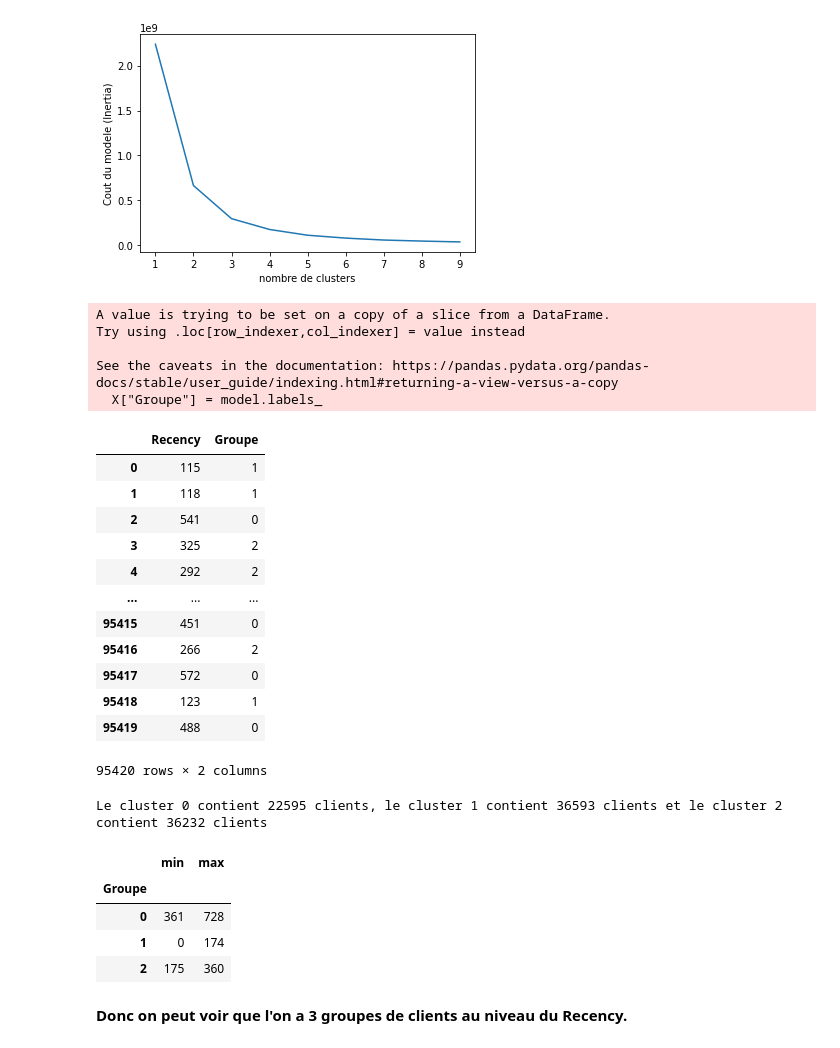
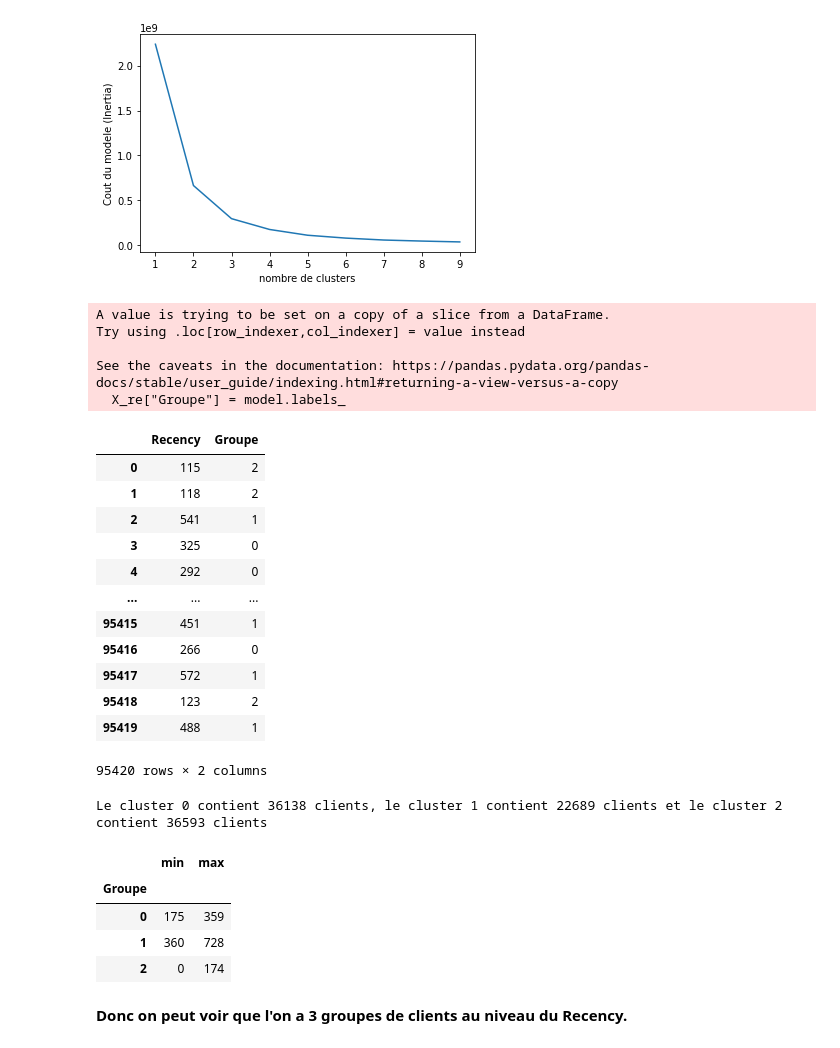
Before and after one commit to Data-dream-team-Laurence/Brief-data-dream-team, a Jupyter notebook: segmentation_client/segmentation.ipynb, the cells around one changed output. Saved outputs shown, nothing was run; the diff lists cells and outputs as text; code cells hidden in the pictures.

```diff
--- a/segmentation_client/segmentation.ipynb
+++ b/segmentation_client/segmentation.ipynb
@@ -400,11 +400,11 @@ env: OMP_NUM_THREADS=1
 <h2 style="margin: auto; padding: 30px; ">Recency K-means</h2>
 </div>
 # %%
-X = df_max_purchase[["Recency"]]
+X_re = df_max_purchase[["Recency"]]
 inertia = []
 K_range = range(1, 10)
 for k in K_range:
-    model = KMeans(n_clusters=k, max_iter=1000).fit(X)
+    model = KMeans(n_clusters=k, max_iter=1000).fit(X_re)
     inertia.append(model.inertia_)
 plt.plot(K_range, inertia)
 plt.xlabel("nombre de clusters")
@@ -414,31 +414,31 @@ Text(0, 0.5, 'Cout du modele (Inertia)')
 [figure]
 # %%
 model = KMeans(n_clusters=3)
-model.fit(X)
-model.predict(X)
-X["Groupe"] = model.labels_
-X
+model.fit(X_re)
+model.predict(X_re)
+X_re["Groupe"] = model.labels_
+X_re
 # %% [output]
 A value is trying to be set on a copy of a slice from a DataFrame.
 Try using .loc[row_indexer,col_indexer] = value instead
 
 See the caveats in the documentation: https://pandas.pydata.org/pandas-docs/stable/user_guide/indexing.html#returning-a-view-versus-a-copy
-  X["Groupe"] = model.labels_
+  X_re["Groupe"] = model.labels_
 |  | Recency | Groupe |
-| 0 | 115 | 1 |
-| 1 | 118 | 1 |
-| 2 | 541 | 0 |
-| 3 | 325 | 2 |
-| 4 | 292 | 2 |
+| 0 | 115 | 2 |
+| 1 | 118 | 2 |
+| 2 | 541 | 1 |
+| 3 | 325 | 0 |
+| 4 | 292 | 0 |
 | ... | ... | ... |
-| 95415 | 451 | 0 |
-| 95416 | 266 | 2 |
-| 95417 | 572 | 0 |
-| 95418 | 123 | 1 |
-| 95419 | 488 | 0 |
+| 95415 | 451 | 1 |
+| 95416 | 266 | 0 |
+| 95417 | 572 | 1 |
+| 95418 | 123 | 2 |
+| 95419 | 488 | 1 |
 95420 rows × 2 columns
 # %%
-type_client = model.predict(X[["Recency"]])
+type_client = model.predict(X_re[["Recency"]])
 np.sort(type_client)
 x = type_client
 unique, counts = np.unique(x, return_counts=True)
@@ -449,11 +449,11 @@ print(
     )
 )
 # %% [output]
-Le cluster 0 contient 22595 clients, le cluster 1 contient 36593 clients et le cluster 2 contient 36232 clients
+Le cluster 0 contient 36138 clients, le cluster 1 contient 22689 clients et le cluster 2 contient 36593 clients
 # %%
-min = X.groupby("Groupe").min()
+min = X_re.groupby("Groupe").min()
 
-max = X.groupby("Groupe").max()
+max = X_re.groupby("Groupe").max()
 
 df_recency = min.assign(max = max)
 df_recency.rename(columns = {"Recency":"min"}, inplace = True)
@@ -461,9 +461,9 @@ df_recency
 # %% [output]
 |  | min | max |
 | Groupe |  |  |
-| 0 | 361 | 728 |
-| 1 | 0 | 174 |
-| 2 | 175 | 360 |
+| 0 | 175 | 359 |
+| 1 | 360 | 728 |
+| 2 | 0 | 174 |
 # %% [markdown]
 **Donc on peut voir que l'on a 3 groupes de clients au niveau du Recency.**
 # %%
```
Also changed, not shown: parts of 14 cells of this notebook.
